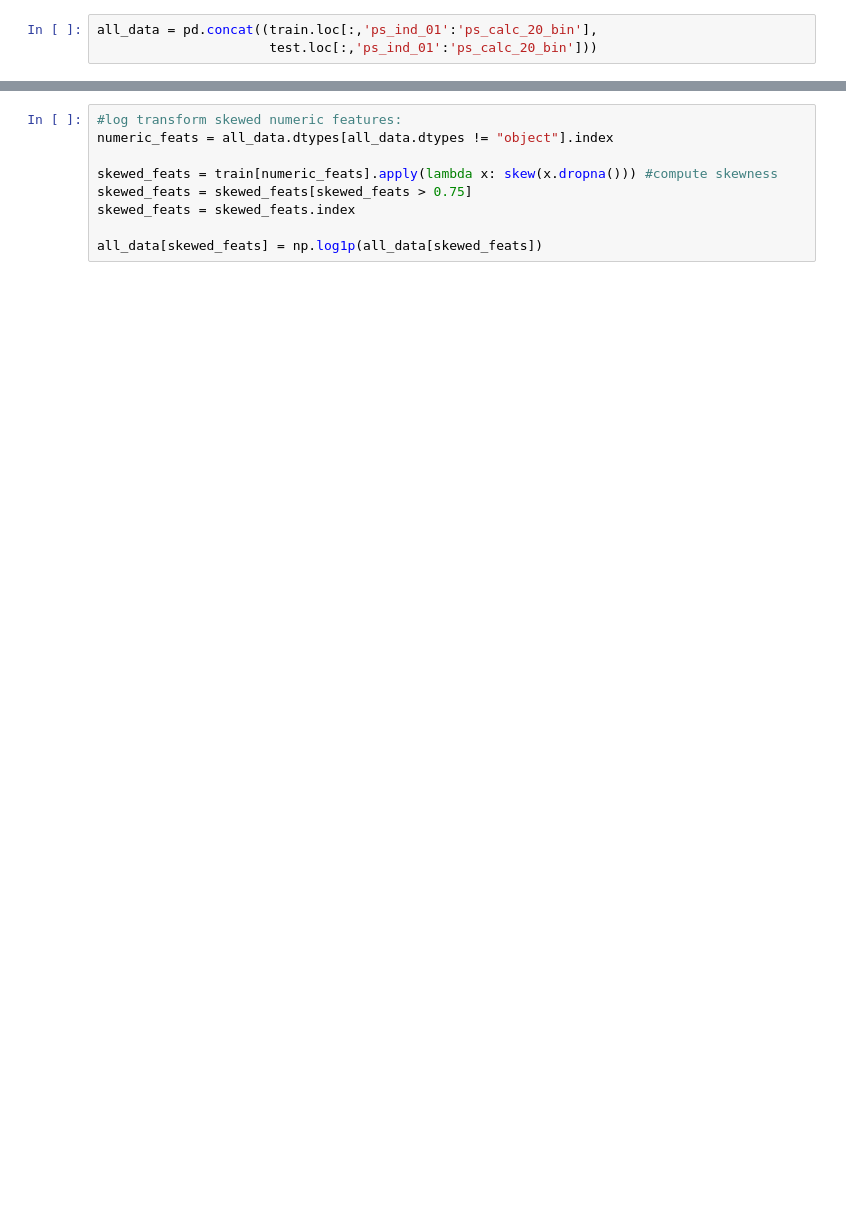
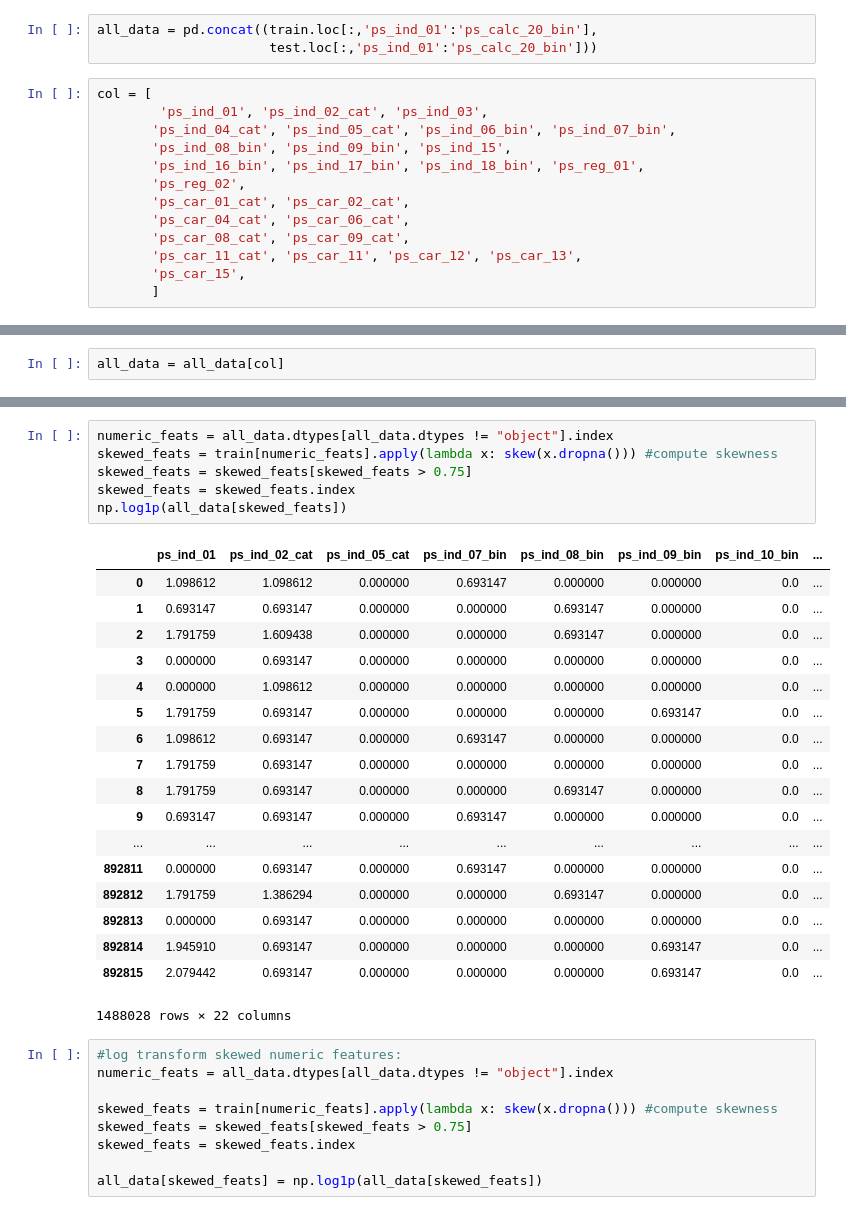
Before and after one commit to sagashin/Porto-Seguro, a Jupyter notebook: Porto Seguro 2.ipynb, the cells around one changed output, grey strips where cells are left out. Saved outputs shown, nothing was run; the diff lists cells and outputs as text; blank space fills up the shorter version.

```diff
--- a/Porto Seguro 2.ipynb
+++ b/Porto Seguro 2.ipynb
@@ -55,3 +64,16 @@ test = pd.read_csv("test.csv")
 # %%
 all_data = pd.concat((train.loc[:,'ps_ind_01':'ps_calc_20_bin'],
                       test.loc[:,'ps_ind_01':'ps_calc_20_bin']))
+# %%
+col = [
+        'ps_ind_01', 'ps_ind_02_cat', 'ps_ind_03',
+       'ps_ind_04_cat', 'ps_ind_05_cat', 'ps_ind_06_bin', 'ps_ind_07_bin',
+       'ps_ind_08_bin', 'ps_ind_09_bin', 'ps_ind_15',
+       'ps_ind_16_bin', 'ps_ind_17_bin', 'ps_ind_18_bin', 'ps_reg_01',
+       'ps_reg_02',
+       'ps_car_01_cat', 'ps_car_02_cat',
+       'ps_car_04_cat', 'ps_car_06_cat',
+       'ps_car_08_cat', 'ps_car_09_cat',
+       'ps_car_11_cat', 'ps_car_11', 'ps_car_12', 'ps_car_13',
+       'ps_car_15',
+       ]
@@ -57,0 +91,2 @@ all_data = pd.concat((train.loc[:,'ps_ind_01':'ps_calc_20_bin'],
+# %%
+all_data = all_data[col]
@@ -58,3 +139,28 @@ all_data = pd.concat((train.loc[:,'ps_ind_01':'ps_calc_20_bin'],
+# %%
+numeric_feats = all_data.dtypes[all_data.dtypes != "object"].index
+skewed_feats = train[numeric_feats].apply(lambda x: skew(x.dropna())) #compute skewness
+skewed_feats = skewed_feats[skewed_feats > 0.75]
+skewed_feats = skewed_feats.index
+np.log1p(all_data[skewed_feats])
+# %% [output]
+|  | ps_ind_01 | ps_ind_02_cat | ps_ind_05_cat | ps_ind_07_bin | ps_ind_08_bin | ps_ind_09_bin | ps_ind_10_bin | ... |
+| 0 | 1.098612 | 1.098612 | 0.000000 | 0.693147 | 0.000000 | 0.000000 | 0.0 | ... |
+| 1 | 0.693147 | 0.693147 | 0.000000 | 0.000000 | 0.693147 | 0.000000 | 0.0 | ... |
+| 2 | 1.791759 | 1.609438 | 0.000000 | 0.000000 | 0.693147 | 0.000000 | 0.0 | ... |
+| 3 | 0.000000 | 0.693147 | 0.000000 | 0.000000 | 0.000000 | 0.000000 | 0.0 | ... |
+| 4 | 0.000000 | 1.098612 | 0.000000 | 0.000000 | 0.000000 | 0.000000 | 0.0 | ... |
+| 5 | 1.791759 | 0.693147 | 0.000000 | 0.000000 | 0.000000 | 0.693147 | 0.0 | ... |
+| 6 | 1.098612 | 0.693147 | 0.000000 | 0.693147 | 0.000000 | 0.000000 | 0.0 | ... |
+| 7 | 1.791759 | 0.693147 | 0.000000 | 0.000000 | 0.000000 | 0.000000 | 0.0 | ... |
+| 8 | 1.791759 | 0.693147 | 0.000000 | 0.000000 | 0.693147 | 0.000000 | 0.0 | ... |
+| 9 | 0.693147 | 0.693147 | 0.000000 | 0.693147 | 0.000000 | 0.000000 | 0.0 | ... |
+| ... | ... | ... | ... | ... | ... | ... | ... | ... |
+| 892811 | 0.000000 | 0.693147 | 0.000000 | 0.693147 | 0.000000 | 0.000000 | 0.0 | ... |
+| 892812 | 1.791759 | 1.386294 | 0.000000 | 0.000000 | 0.693147 | 0.000000 | 0.0 | ... |
+| 892813 | 0.000000 | 0.693147 | 0.000000 | 0.000000 | 0.000000 | 0.000000 | 0.0 | ... |
+| 892814 | 1.945910 | 0.693147 | 0.000000 | 0.000000 | 0.000000 | 0.693147 | 0.0 | ... |
+| 892815 | 2.079442 | 0.693147 | 0.000000 | 0.000000 | 0.000000 | 0.693147 | 0.0 | ... |
+1488028 rows × 22 columns
 # %%
 #log transform skewed numeric features:
 numeric_feats = all_data.dtypes[all_data.dtypes != "object"].index
```
Also changed, not shown: parts of 22 cells of this notebook.
